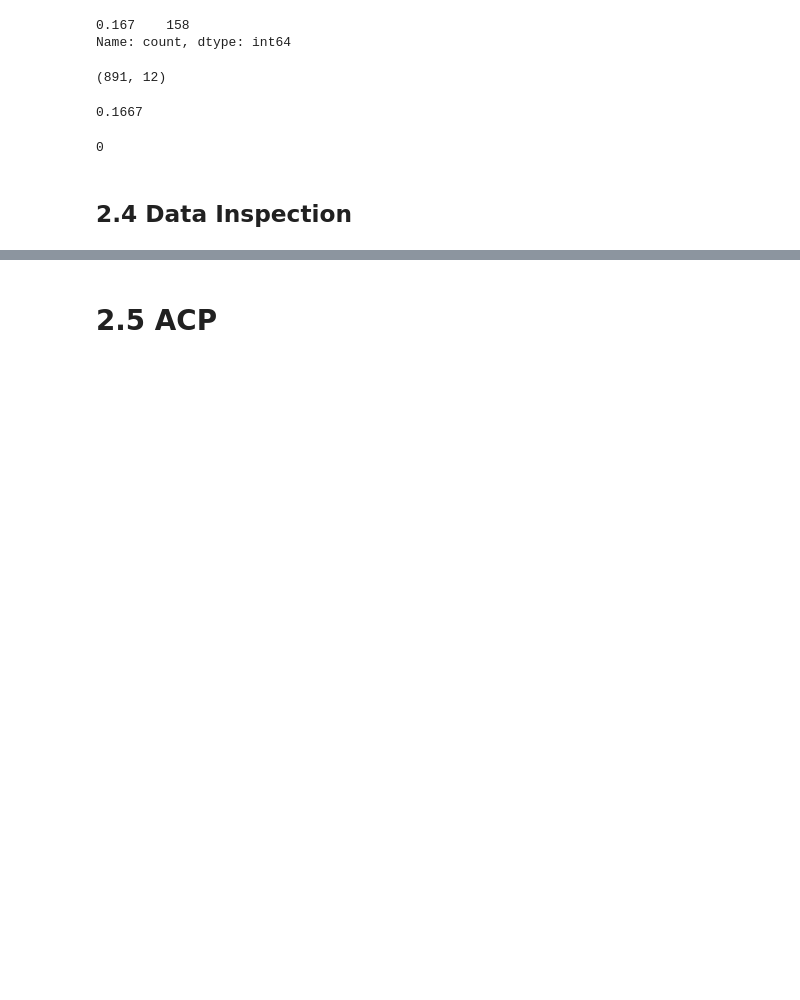
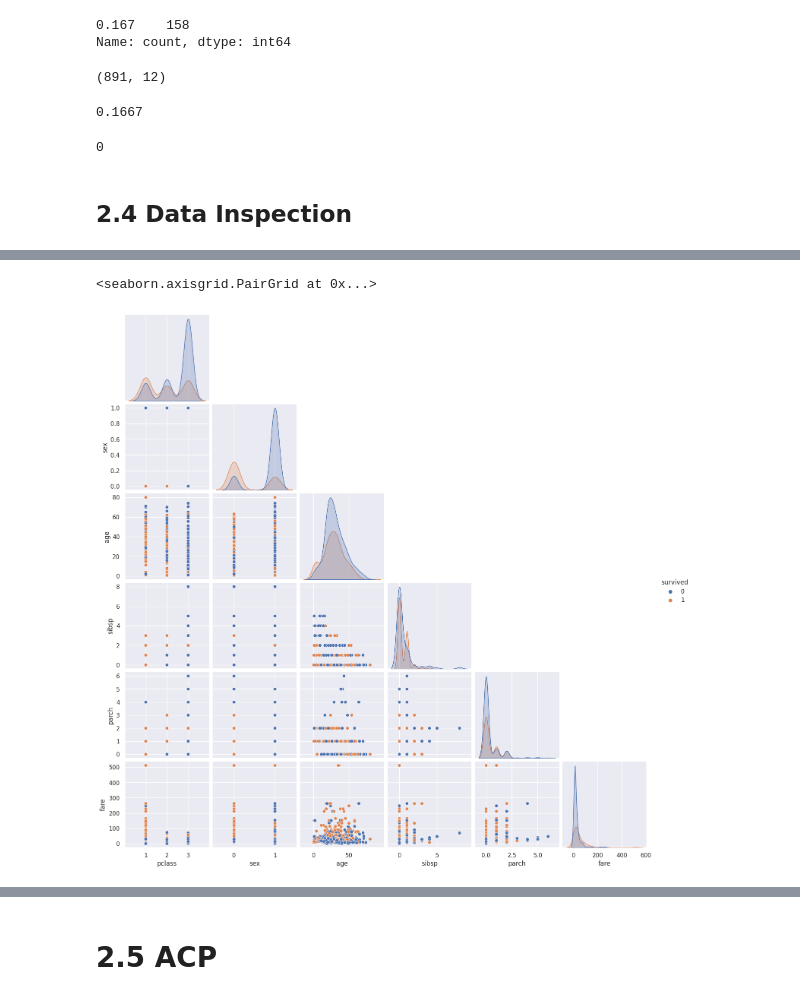
Before and after one commit to AlexandreGazagnes/gargaml, a Jupyter notebook: examples/squelette.ipynb, the cells around one changed output, grey strips where cells are left out. Saved outputs shown, nothing was run; the diff lists cells and outputs as text; code cells hidden in the pictures; blank space fills up the shorter version.

```diff
--- a/examples/squelette.ipynb
+++ b/examples/squelette.ipynb
@@ -339,4 +350,7 @@ EDA.study.skew(df)
 # %%
 frac = 1
-sns.pairplot(df.sample(frac=frac), corner=True, hue="Survived")
+sns.pairplot(df.sample(frac=frac), corner=True, hue="survived")
+# %% [output]
+<seaborn.axisgrid.PairGrid at 0x...>
+[figure, added]
 # %%
```
Also changed, not shown: parts of 35 cells of this notebook, 2 other files.
